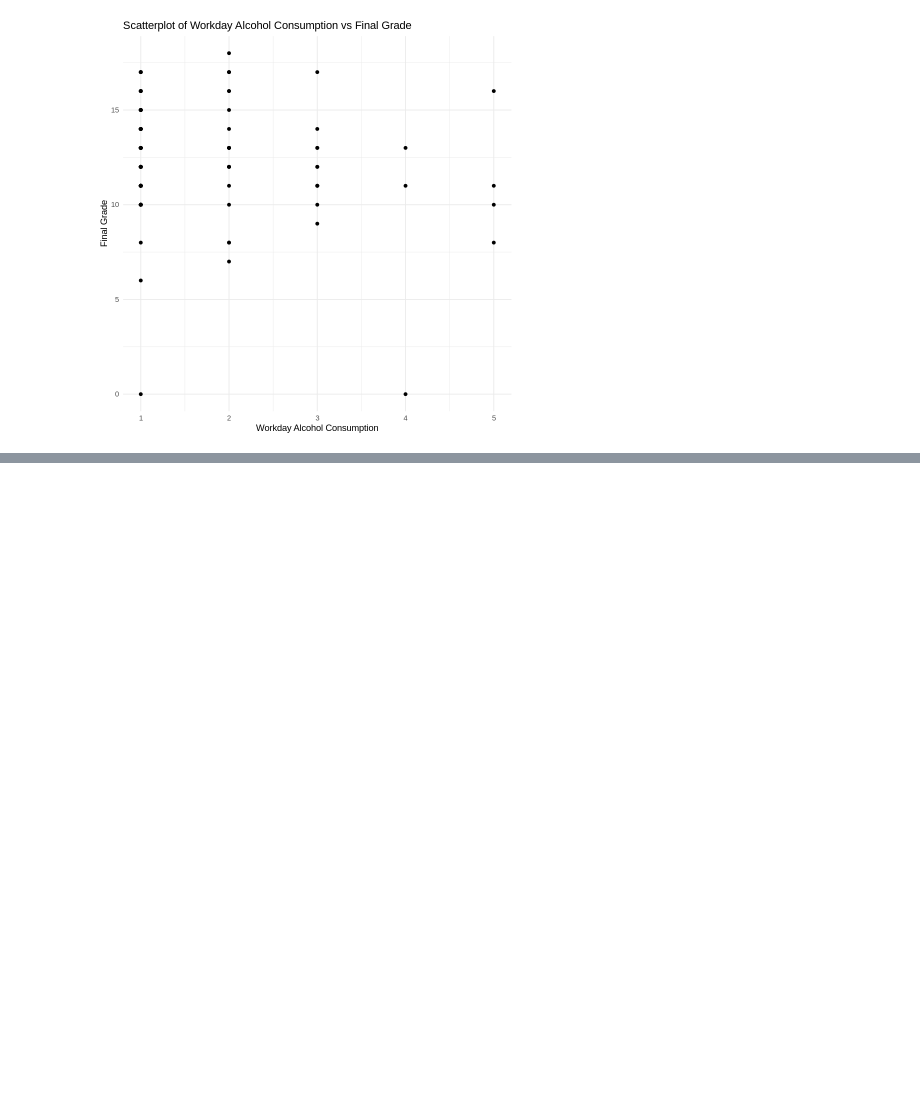
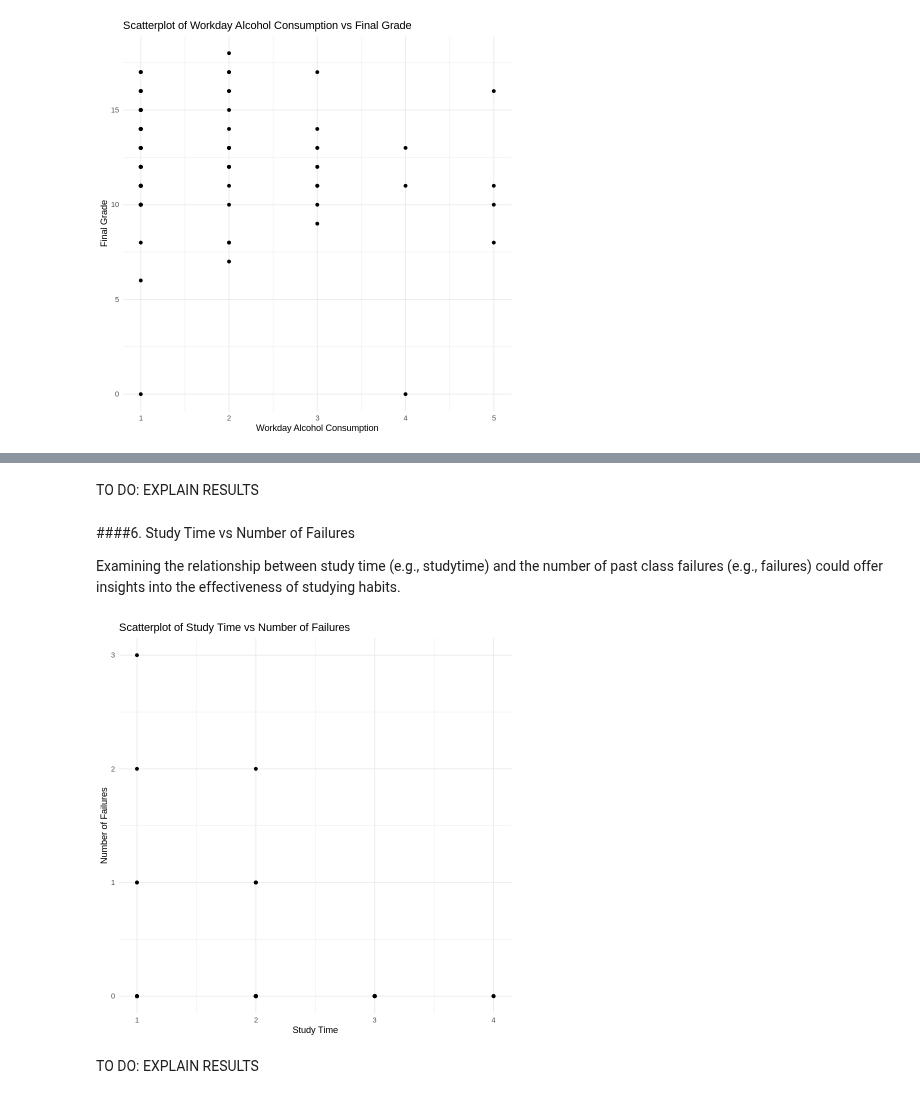
Before and after one commit to carlos-alves-one/Student-Performance-R, a Jupyter notebook: Regression_CW1.ipynb, the cells around one changed output, grey strips where cells are left out. Saved outputs shown, nothing was run; the diff lists cells and outputs as text; code cells hidden in the pictures; blank space fills up the shorter version.

```diff
--- a/Regression_CW1.ipynb
+++ b/Regression_CW1.ipynb
@@ -428,0 +463,19 @@ ggplot(train_set, aes(x = Dalc.y, y = G3.y)) +
+# %% [markdown]
+TO DO: EXPLAIN RESULTS
+# %% [markdown]
+####6. Study Time vs Number of Failures
+
+Examining the relationship between study time (e.g., studytime) and the number of past class failures (e.g., failures) could offer insights into the effectiveness of studying habits.
+# %%
+# Load necessary library for plotting
+library(ggplot2)
+
+# Scatterplot between Study Time vs Number of Failures
+ggplot(train_set, aes(x = studytime.y, y = failures.y)) +
+  geom_point() +
+  theme_minimal() +
+  labs(title = "Scatterplot of Study Time vs Number of Failures", x = "Study Time", y = "Number of Failures")
+# %% [output]
+[figure, added]
+# %% [markdown]
+TO DO: EXPLAIN RESULTS
```
Also changed, not shown: parts of 7 cells of this notebook.
